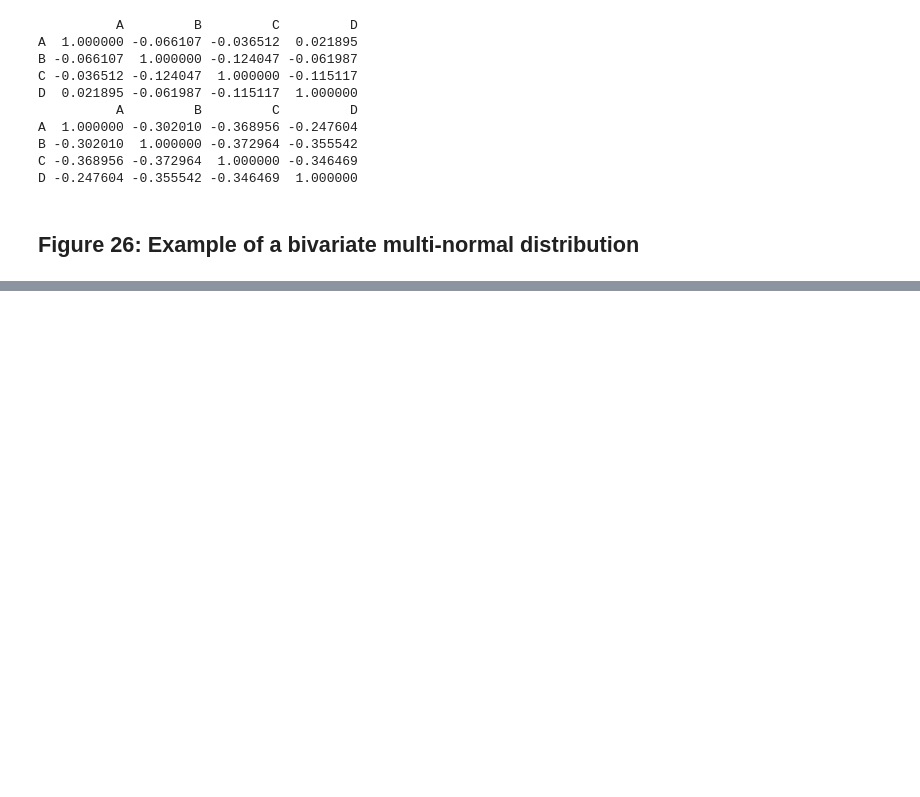
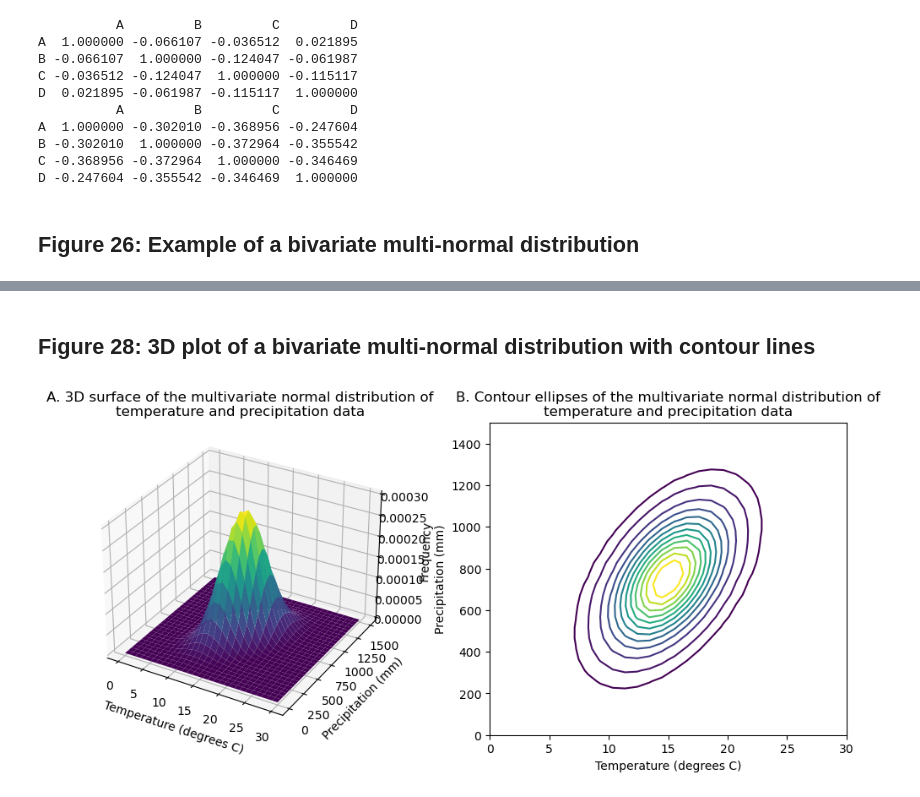
Before and after one commit to nielsjdewinter/VU_Data_analysis_Jupyter_labs, a Jupyter notebook: Syllabus_functions.ipynb, the cells around one changed output, grey strips where cells are left out. Cells and saved outputs as stored; diff of their text form; code cells hidden in the pictures; blank space fills up the shorter version.

```diff
--- a/Syllabus_functions.ipynb
+++ b/Syllabus_functions.ipynb
@@ -854,0 +900,60 @@ plt.show()
+# %% [markdown]
+## Figure 28: 3D plot of a bivariate multi-normal distribution with contour lines
+# %%
+# Parameters to set
+mu_Temperature = 15
+sd_Temperature = 3
+variance_Temperature = sd_Temperature ** 2 # Variance is square of standard deviation
+
+mu_Precipitation = 750
+sd_Precipitation = 200
+variance_Precipitation = sd_Precipitation ** 2 # Variance is square of standard deviation
+
+# # Generate 1000 samples from multivariate normal
+# samples = np.random.multivariate_normal([mu_Temperature, mu_Precipitation],
+#     [[variance_Temperature, sd_Temperature * sd_Precipitation * 0.5], [sd_Temperature * sd_Precipitation * 0.5, variance_Precipitation]], # Simulate correlation of 0.5
+#     1000
+# )
+
+# Create grid
+x = np.linspace(0, 30, 30)
+y = np.linspace(0, 1500, 30)
+X, Y = np.meshgrid(x,y)
+
+# # Create a 2D histogram (binning the samples)
+# hist, x, y = np.histogram2d(samples[:, 0], samples[:, 1], bins = (x, y))
+
+# # Compute the bin centers
+# x_centers = (x[:-1] + x[1:]) / 2
+# y_centers = (y[:-1] + y[1:]) / 2
+# X, Y = np.meshgrid(x_centers, y_centers)
+
+# Create multivariate normal surface
+pos = np.empty(X.shape + (2, ))
+pos[:, :, 0] = X; pos[:, :, 1] = Y
+multivar = multivariate_normal(
+    [mu_Temperature, mu_Precipitation],
+    [[variance_Temperature, sd_Temperature * sd_Precipitation * 0.5], [sd_Temperature * sd_Precipitation * 0.5, variance_Precipitation]] # Simulate correlation of 0.5
+)
+
+# Create 3D figure with subplots
+fig = plt.figure(figsize = plt.figaspect(0.4))
+
+# A. 3D plot of smooth multivariate normal
+ax = fig.add_subplot(1, 2, 1, projection = '3d')
+ax.plot_surface(X, Y, multivar.pdf(pos), cmap = 'viridis', linewidth = 0)
+ax.set_title('A. 3D surface of the multivariate normal distribution of\ntemperature and precipitation data')
+ax.set_xlabel('Temperature (degrees C)')
+ax.set_ylabel('Precipitation (mm)')
+ax.set_zlabel('Frequency')
+
+# B. Contour plot of smooth multivariate normal
+contour_levels = [0.00001, 0.000025, 0.00005, 0.000075, 0.0001, 0.000125, 0.00015, 0.000175, 0.0002, 0.000225, 0.00025, 0.000275]  # Set levels for ellipses
+ax = fig.add_subplot(1, 2, 2)
+ax.contour(X, Y, multivar.pdf(pos), levels = contour_levels, cmap = 'viridis', linewidths = 1.5)
+ax.set_title('B. Contour ellipses of the multivariate normal distribution of\ntemperature and precipitation data')
+ax.set_xlabel('Temperature (degrees C)')
+ax.set_ylabel('Precipitation (mm)')
+plt.show()
+# %% [output]
+[figure, added]
```
Also changed, not shown: parts of 12 cells of this notebook, 1 other file.
